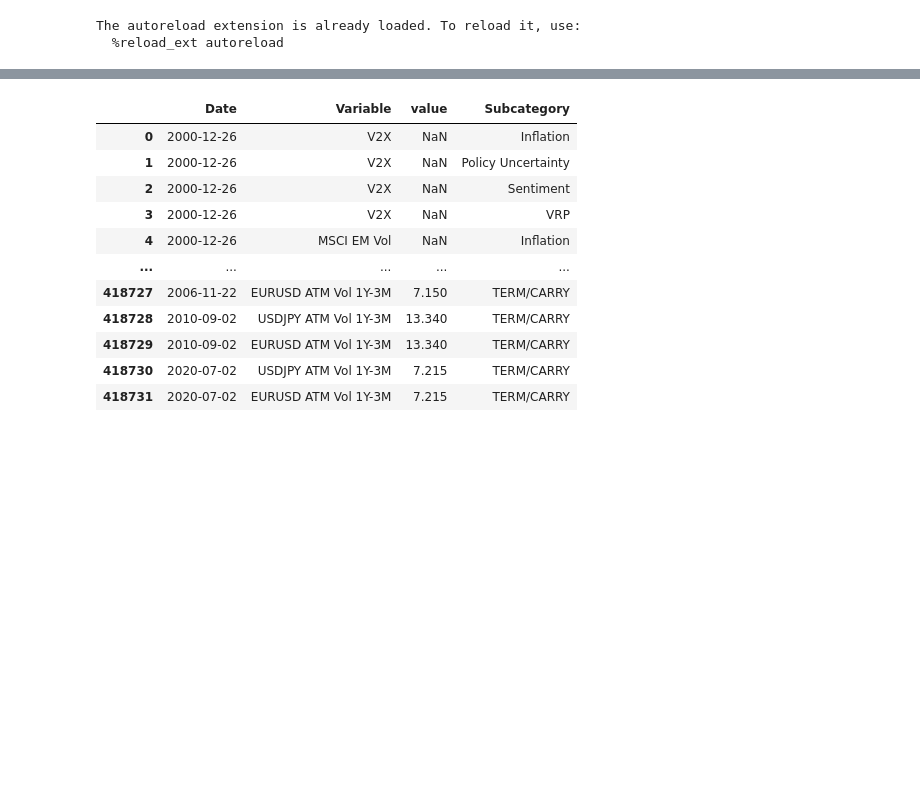
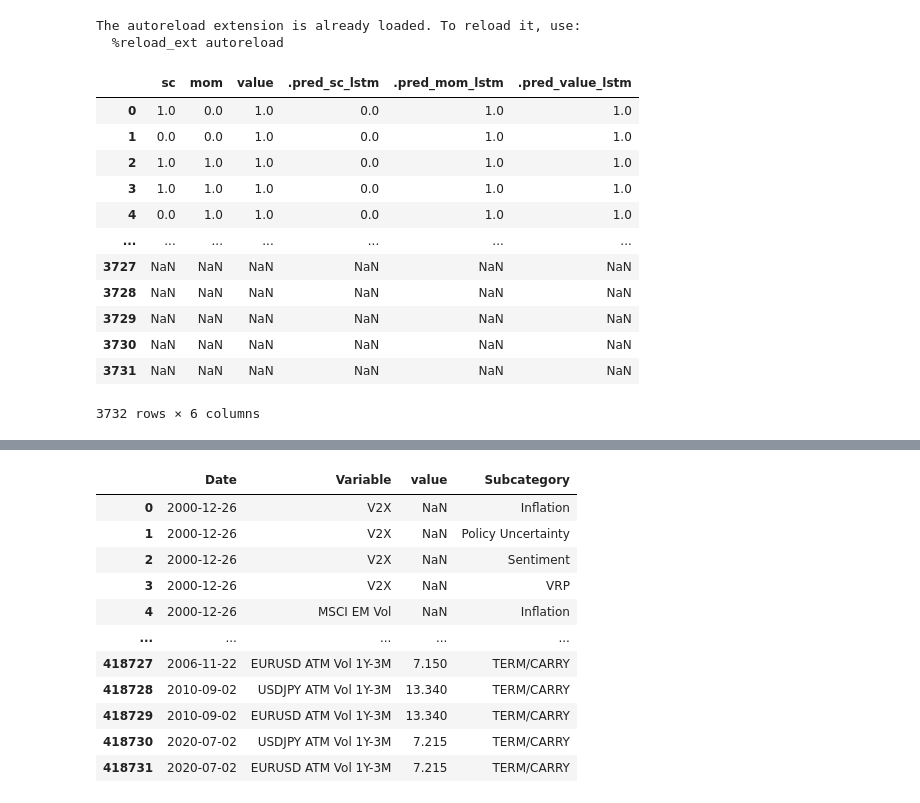
Before and after one commit to JBaldys/APlusBernstein-Project, a Jupyter notebook: notebooks/models/playground.ipynb, the cells around one changed output, grey strips where cells are left out. Saved outputs shown, nothing was run; the diff lists cells and outputs as text; code cells hidden in the pictures; blank space fills up the shorter version.

```diff
--- a/notebooks/models/playground.ipynb
+++ b/notebooks/models/playground.ipynb
@@ -16,0 +25,16 @@ The autoreload extension is already loaded. To reload it, use:
+# %%
+preds
+# %% [output]
+|  | sc | mom | value | .pred_sc_lstm | .pred_mom_lstm | .pred_value_lstm |
+| 0 | 1.0 | 0.0 | 1.0 | 0.0 | 1.0 | 1.0 |
+| 1 | 0.0 | 0.0 | 1.0 | 0.0 | 1.0 | 1.0 |
+| 2 | 1.0 | 1.0 | 1.0 | 0.0 | 1.0 | 1.0 |
+| 3 | 1.0 | 1.0 | 1.0 | 0.0 | 1.0 | 1.0 |
+| 4 | 0.0 | 1.0 | 1.0 | 0.0 | 1.0 | 1.0 |
+| ... | ... | ... | ... | ... | ... | ... |
+| 3727 | NaN | NaN | NaN | NaN | NaN | NaN |
+| 3728 | NaN | NaN | NaN | NaN | NaN | NaN |
+| 3729 | NaN | NaN | NaN | NaN | NaN | NaN |
+| 3730 | NaN | NaN | NaN | NaN | NaN | NaN |
+| 3731 | NaN | NaN | NaN | NaN | NaN | NaN |
+3732 rows × 6 columns
```
Also changed, not shown: parts of 5 cells of this notebook, 6 other files.
